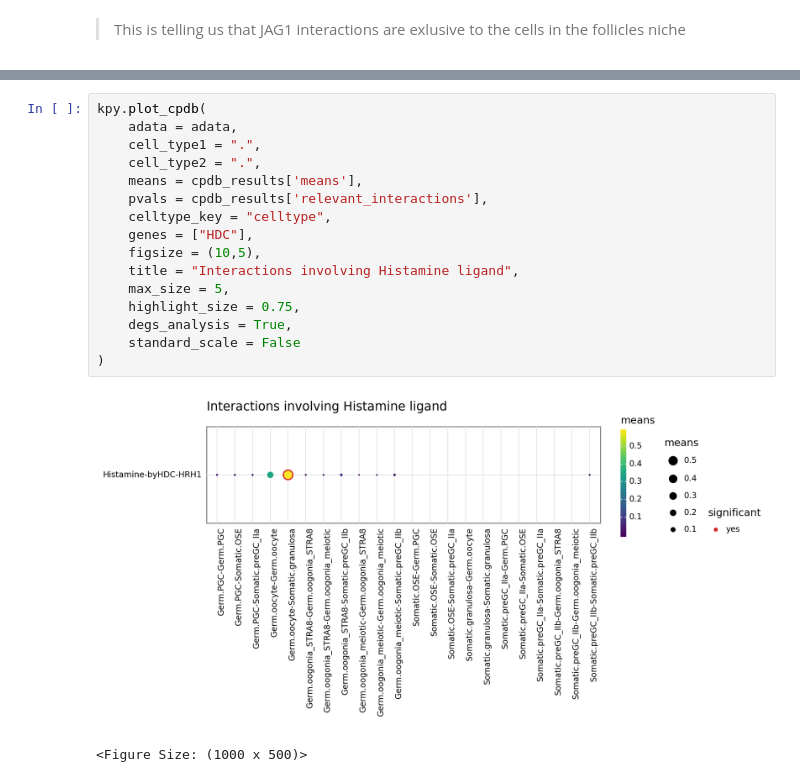
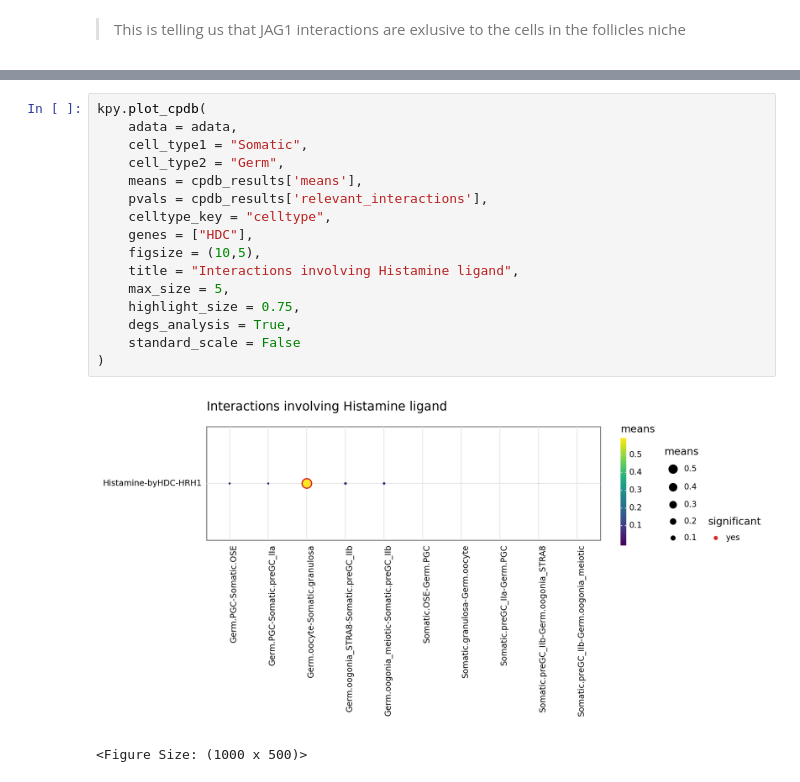
Before and after one commit to ventolab/CellphoneDB, a Jupyter notebook: NatureProtocols2024_case_studies/CaseExample1_differentiation/analysis_method3_CellSign_microenvironments.ipynb, the cells around one changed output, grey strips where cells are left out. Saved outputs shown, nothing was run; the diff lists cells and outputs as text.

```diff
--- a/NatureProtocols2024_case_studies/CaseExample1_differentiation/analysis_method3_CellSign_microenvironments.ipynb
+++ b/NatureProtocols2024_case_studies/CaseExample1_differentiation/analysis_method3_CellSign_microenvironments.ipynb
@@ -432,19 +445,19 @@ kpy.plot_cpdb_chord(
 # %%
 kpy.plot_cpdb(
     adata = adata,
-    cell_type1 = ".",
-    cell_type2 = ".",
+    cell_type1 = "Somatic",
+    cell_type2 = "Germ",
     means = cpdb_results['means'],
     pvals = cpdb_results['relevant_interactions'],
     celltype_key = "celltype",
     genes = ["HDC"],
     figsize = (10,5),
     title = "Interactions involving Histamine ligand",
     max_size = 5,
     highlight_size = 0.75,
     degs_analysis = True,
     standard_scale = False
 )
 # %% [output]
-[figure, old version]
+[figure, new version]
 <Figure Size: (1000 x 500)>
```
Also changed, not shown: parts of 6 cells of this notebook, 1 other file.
